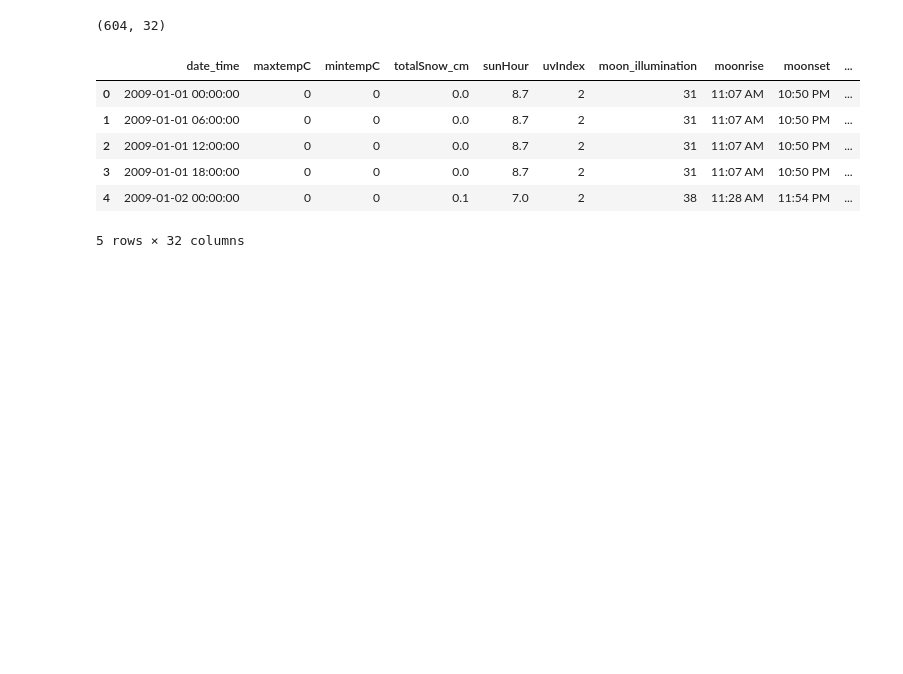
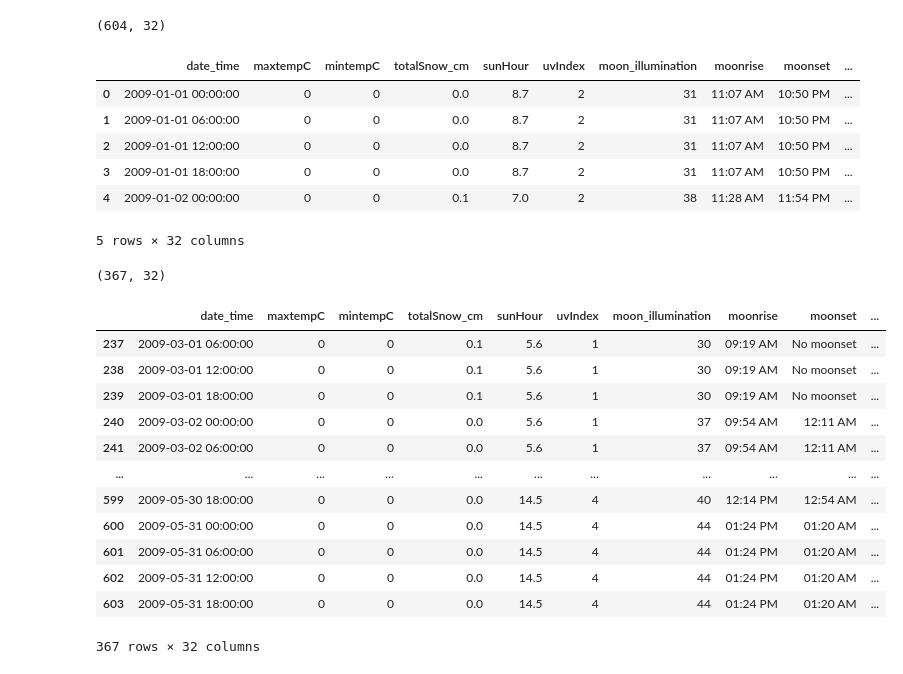
Before and after one commit to BloomTech-Labs/Labs26-Citrics-DS-TeamA, a Jupyter notebook: notebooks/Historic_Weather.ipynb, the cells around one changed output. Drawn from its saved outputs; the diff is of its cells as text; code cells hidden in the pictures; blank space fills up the shorter version.

Commit message:
created subsets

```diff
--- a/notebooks/Historic_Weather.ipynb
+++ b/notebooks/Historic_Weather.ipynb
@@ -269,3 +268,24 @@ spring_2009.head()
 | 3 | 2009-01-01 18:00:00 | 0 | 0 | 0.0 | 8.7 | 2 | 31 | 11:07 AM | 10:50 PM | ... |
 | 4 | 2009-01-02 00:00:00 | 0 | 0 | 0.1 | 7.0 | 2 | 38 | 11:28 AM | 11:54 PM | ... |
 5 rows × 32 columns
+# %%
+subset = new_york[new_york.date_time > splits[0]]
+subset = subset[subset.date_time < splits[1]]
+
+print(subset.shape)
+subset
+# %% [output]
+(367, 32)
+|  | date_time | maxtempC | mintempC | totalSnow_cm | sunHour | uvIndex | moon_illumination | moonrise | moonset | ... |
+| 237 | 2009-03-01 06:00:00 | 0 | 0 | 0.1 | 5.6 | 1 | 30 | 09:19 AM | No moonset | ... |
+| 238 | 2009-03-01 12:00:00 | 0 | 0 | 0.1 | 5.6 | 1 | 30 | 09:19 AM | No moonset | ... |
+| 239 | 2009-03-01 18:00:00 | 0 | 0 | 0.1 | 5.6 | 1 | 30 | 09:19 AM | No moonset | ... |
+| 240 | 2009-03-02 00:00:00 | 0 | 0 | 0.0 | 5.6 | 1 | 37 | 09:54 AM | 12:11 AM | ... |
+| 241 | 2009-03-02 06:00:00 | 0 | 0 | 0.0 | 5.6 | 1 | 37 | 09:54 AM | 12:11 AM | ... |
+| ... | ... | ... | ... | ... | ... | ... | ... | ... | ... | ... |
+| 599 | 2009-05-30 18:00:00 | 0 | 0 | 0.0 | 14.5 | 4 | 40 | 12:14 PM | 12:54 AM | ... |
+| 600 | 2009-05-31 00:00:00 | 0 | 0 | 0.0 | 14.5 | 4 | 44 | 01:24 PM | 01:20 AM | ... |
+| 601 | 2009-05-31 06:00:00 | 0 | 0 | 0.0 | 14.5 | 4 | 44 | 01:24 PM | 01:20 AM | ... |
+| 602 | 2009-05-31 12:00:00 | 0 | 0 | 0.0 | 14.5 | 4 | 44 | 01:24 PM | 01:20 AM | ... |
+| 603 | 2009-05-31 18:00:00 | 0 | 0 | 0.0 | 14.5 | 4 | 44 | 01:24 PM | 01:20 AM | ... |
+367 rows × 32 columns
```
Also changed, not shown: parts of 7 cells of this notebook.
